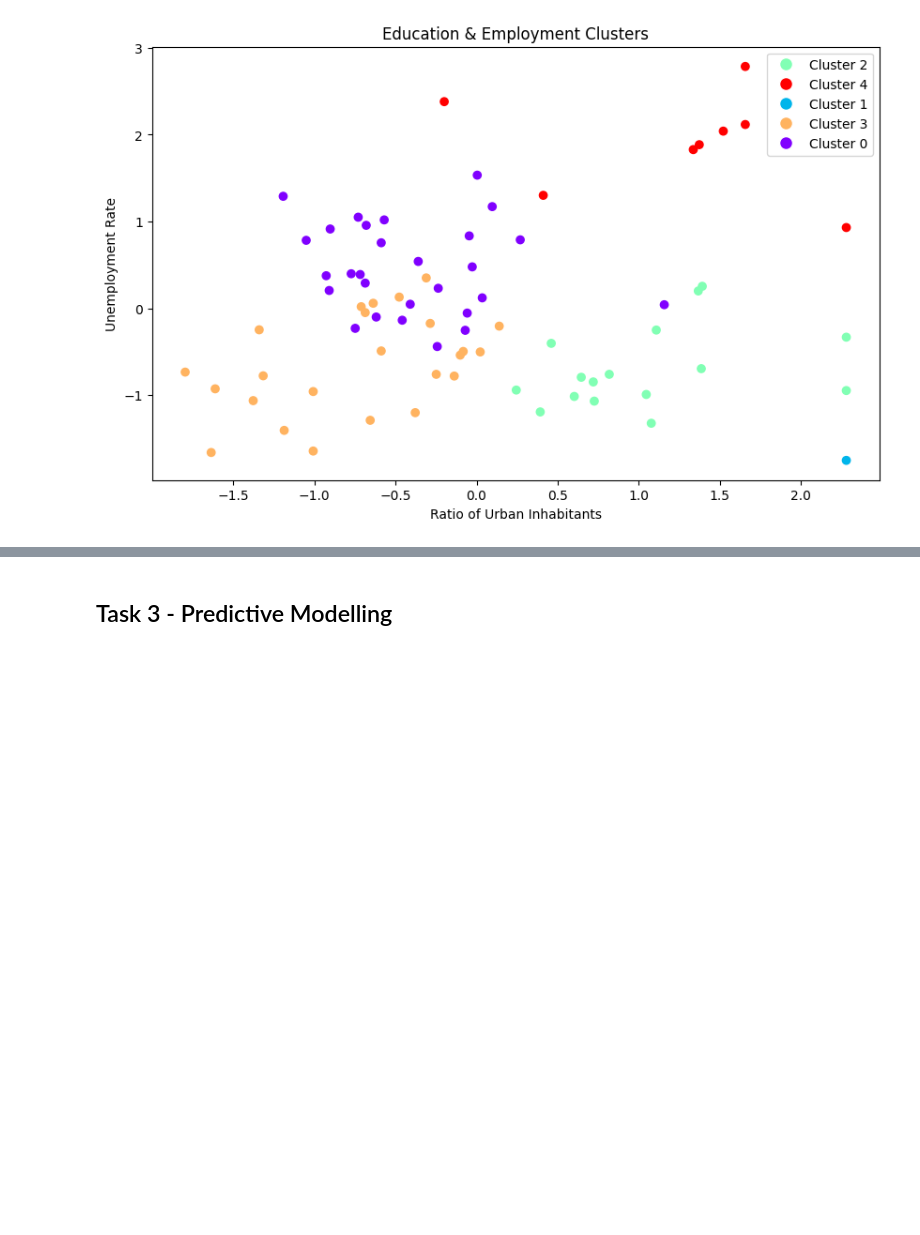
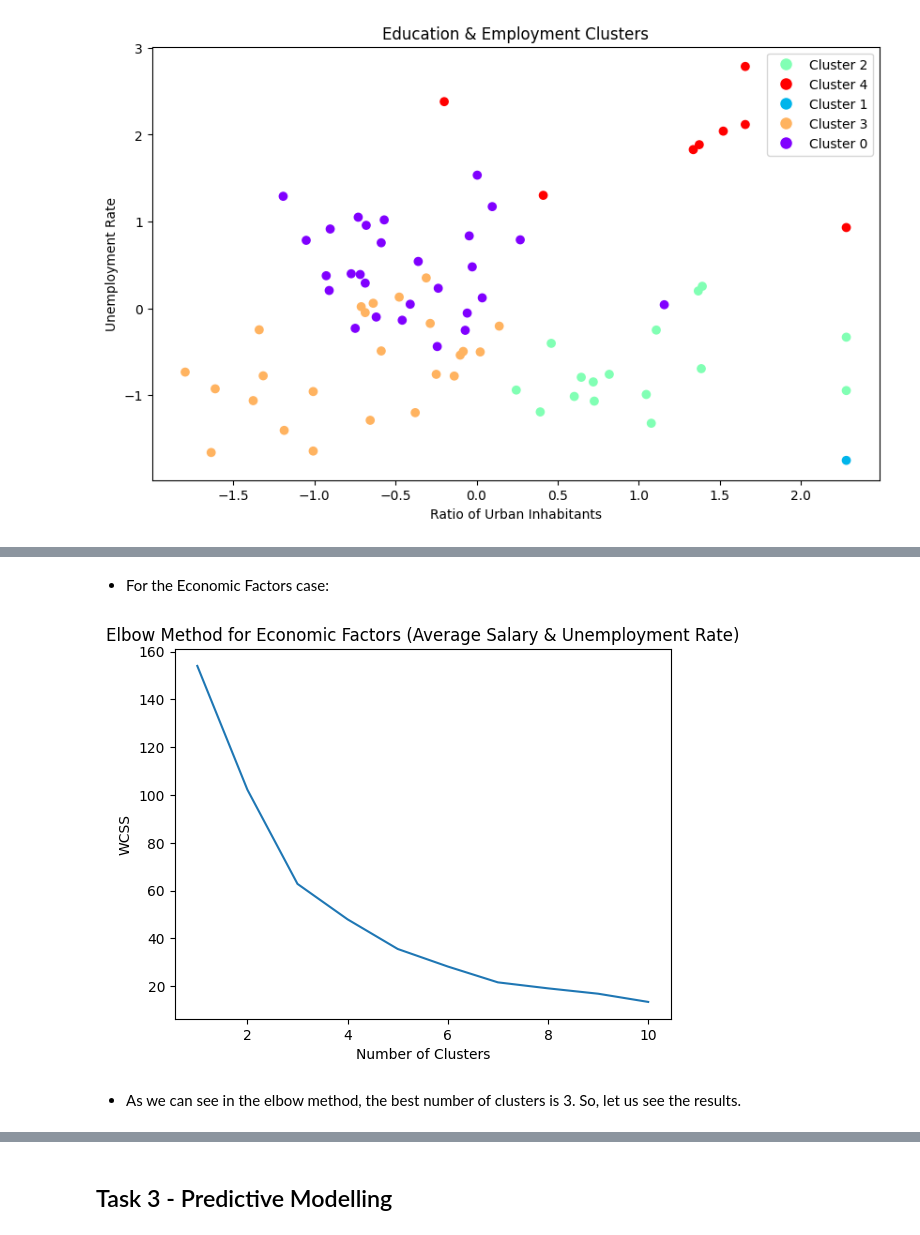
Before and after one commit to DanielaTomas/FCUP-DM1, a Jupyter notebook: DM1.ipynb, the cells around one changed output, grey strips where cells are left out. Saved outputs shown, nothing was run; the diff lists cells and outputs as text; code cells hidden in the pictures; blank space fills up the shorter version.

Commit message:
Added elbow method

```diff
--- a/DM1.ipynb
+++ b/DM1.ipynb
@@ -1237,0 +1240,33 @@ plt.show()
+# %% [markdown]
+* For the Economic Factors case:
+# %%
+from sklearn.cluster import KMeans
+import matplotlib.pyplot as plt
+from sklearn.preprocessing import StandardScaler
+
+# Assuming 'district_cluster' contains the economic data
+
+# Selecting columns for economic factors
+economic_factors = district_cluster[['average salary', 'unemployment rate']]
+
+# Normalize the data using StandardScaler
+scaler = StandardScaler()
+normalized_data = scaler.fit_transform(economic_factors)
+
+wcss = []  # Within-Cluster Sum of Squares
+
+for i in range(1, 11):  # Trying cluster numbers from 1 to 10
+    kmeans = KMeans(n_clusters=i, init='k-means++', max_iter=300, n_init=10, random_state=0)
+    kmeans.fit(normalized_data)
+    wcss.append(kmeans.inertia_)  # Calculate WCSS for each k
+
+# Plotting the Elbow curve
+plt.plot(range(1, 11), wcss)
+plt.title('Elbow Method for Economic Factors (Average Salary & Unemployment Rate)')
+plt.xlabel('Number of Clusters')
+plt.ylabel('WCSS')
+plt.show()
+# %% [output]
+[figure, added]
+# %% [markdown]
+* As we can see in the elbow method, the best number of clusters is 3. So, let us see the results.
```
Also changed, not shown: parts of 10 cells of this notebook.
